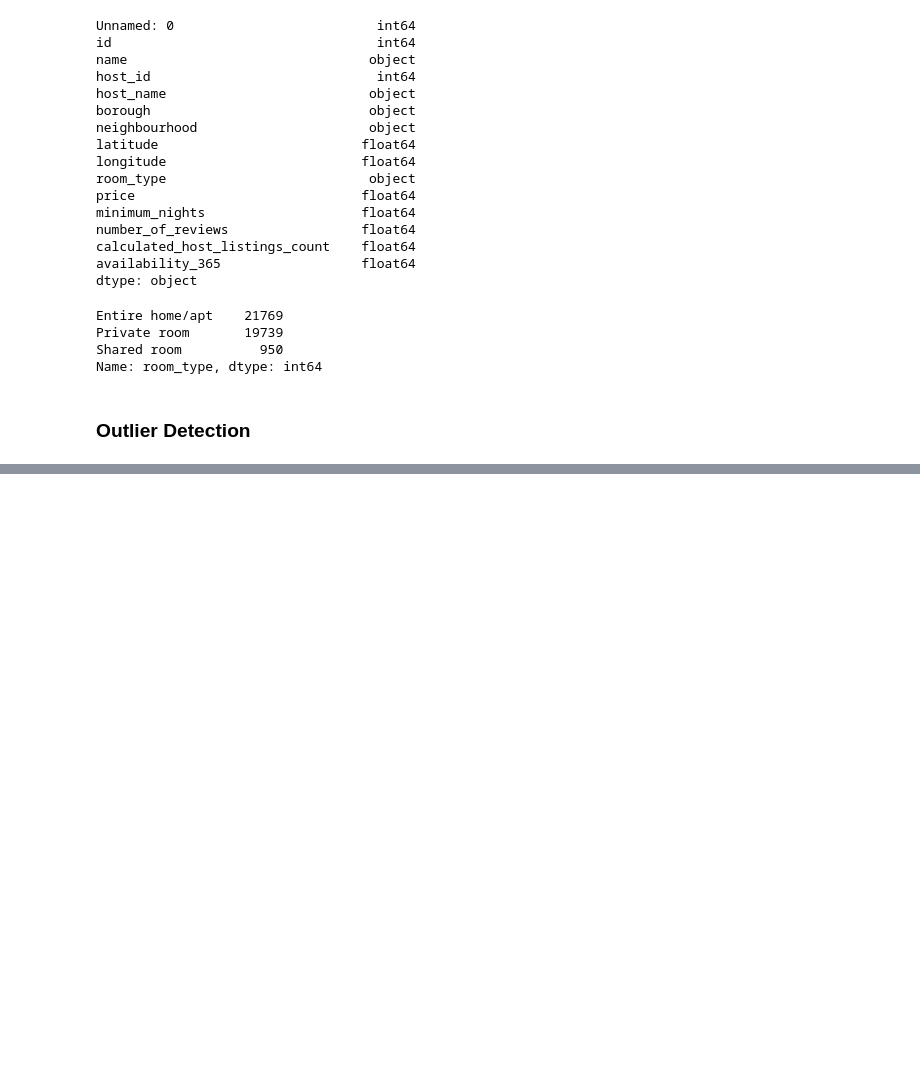
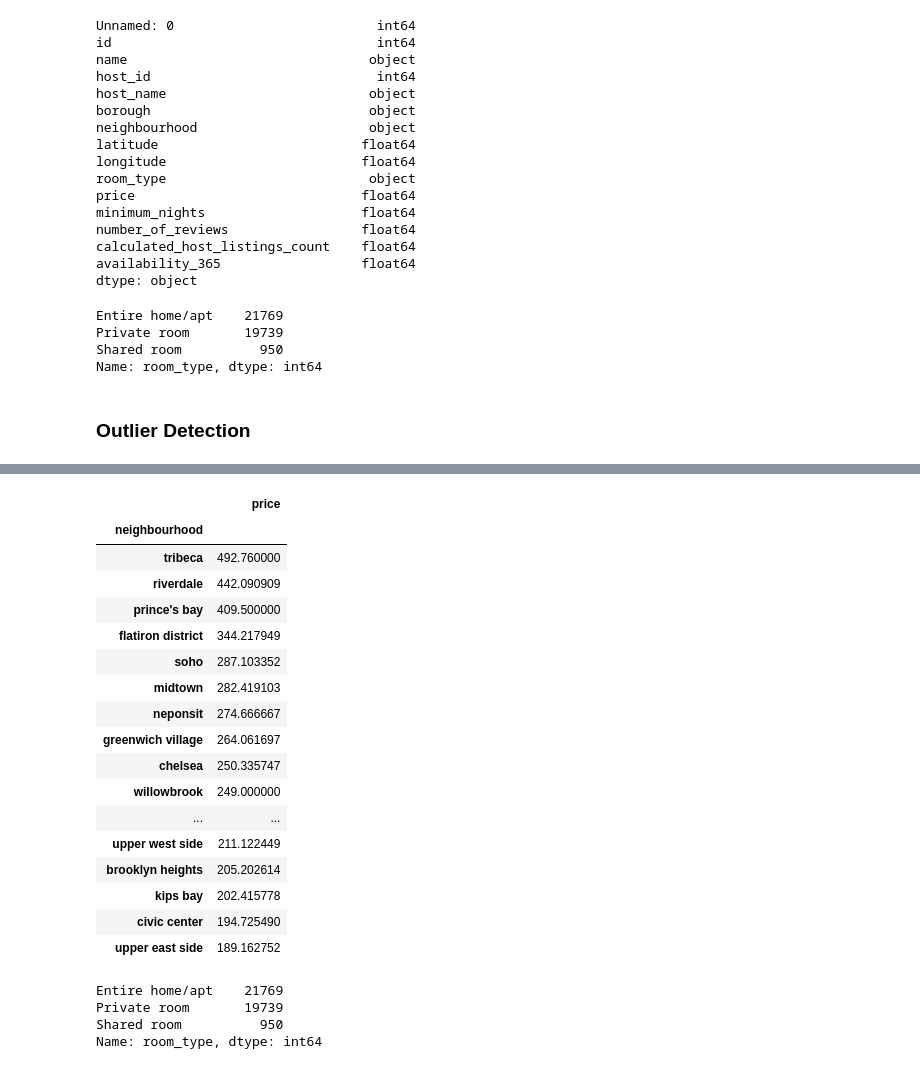
Before and after one commit to ussahil/Hospitality, a Jupyter notebook: hospitality.ipynb, the cells around one changed output, grey strips where cells are left out. Cells and saved outputs as stored; diff of their text form; code cells hidden in the pictures; blank space fills up the shorter version.

```diff
--- a/hospitality.ipynb
+++ b/hospitality.ipynb
@@ -480,0 +570,35 @@ Name: room_type, dtype: int64
+# %%
+# Neighbourhood vs Price
+pivot_price_neigh = pd.pivot_table(data=df_nfc,index=['neighbourhood'],values=['price'])
+# %%
+Top20_neighborhood_price_relation = pivot_price_neigh.sort_values(by=['price'],ascending=False).head(20)
+# %%
+Top20_neighborhood_price_relation
+# inference tribeca , riverdale ,prince's bay	 are the highest
+# %% [output]
+|  | price |
+| neighbourhood |  |
+| tribeca | 492.760000 |
+| riverdale | 442.090909 |
+| prince's bay | 409.500000 |
+| flatiron district | 344.217949 |
+| soho | 287.103352 |
+| midtown | 282.419103 |
+| neponsit | 274.666667 |
+| greenwich village | 264.061697 |
+| chelsea | 250.335747 |
+| willowbrook | 249.000000 |
+| ... | ... |
+| upper west side | 211.122449 |
+| brooklyn heights | 205.202614 |
+| kips bay | 202.415778 |
+| civic center | 194.725490 |
+| upper east side | 189.162752 |
+# %%
+# Room type analsysis
+df_nfc['room_type'].value_counts()
+# %% [output]
+Entire home/apt    21769
+Private room       19739
+Shared room          950
+Name: room_type, dtype: int64
```
Also changed, not shown: parts of 16 cells of this notebook.
